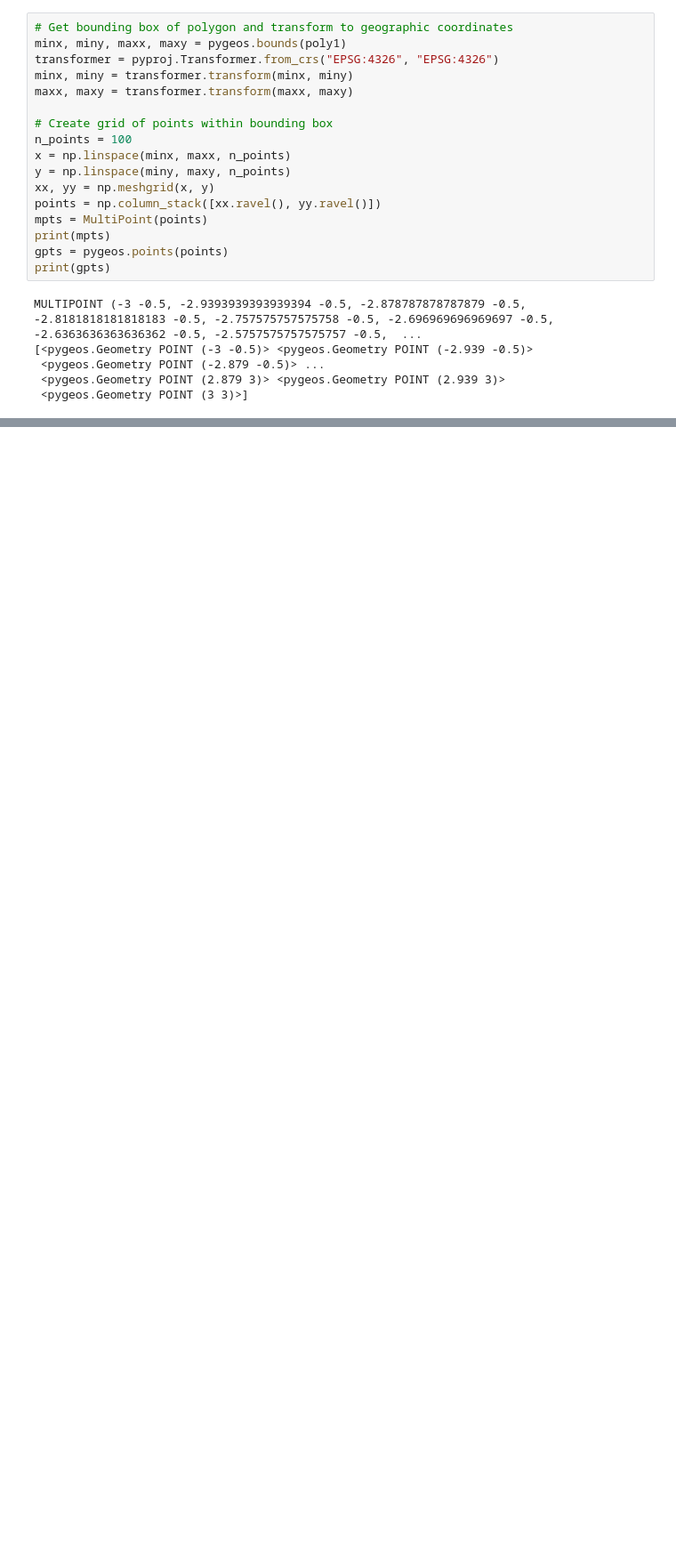
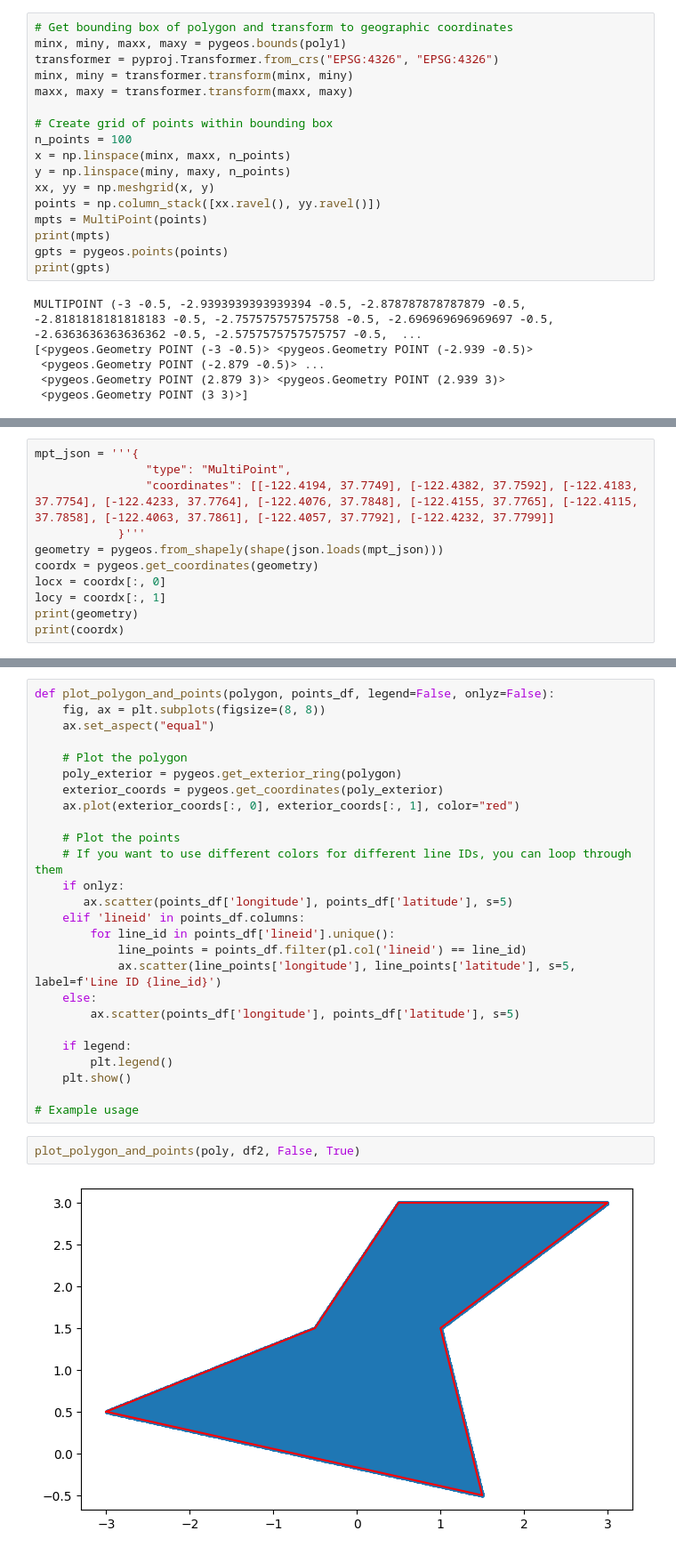
Before and after one commit to cywhale/gebco, a Jupyter notebook: dev/wireframe01.ipynb, the cells around one changed output, grey strips where cells are left out. Shown at 89% size. Drawn from its saved outputs; the diff is of its cells as text; blank space fills up the shorter version.

```diff
--- a/dev/wireframe01.ipynb
+++ b/dev/wireframe01.ipynb
@@ -521,0 +667,11 @@ print(df2)
+# %%
+mpt_json = '''{
+                "type": "MultiPoint",
+                "coordinates": [[-122.4194, 37.7749], [-122.4382, 37.7592], [-122.4183, 37.7754], [-122.4233, 37.7764], [-122.4076, 37.7848], [-122.4155, 37.7765], [-122.4115, 37.7858], [-122.4063, 37.7861], [-122.4057, 37.7792], [-122.4232, 37.7799]]
+            }'''
+geometry = pygeos.from_shapely(shape(json.loads(mpt_json)))
+coordx = pygeos.get_coordinates(geometry)
+locx = coordx[:, 0]
+locy = coordx[:, 1]
+print(geometry)
+print(coordx)
@@ -521,0 +844,30 @@ print(df2)
+# %%
+def plot_polygon_and_points(polygon, points_df, legend=False, onlyz=False):
+    fig, ax = plt.subplots(figsize=(8, 8))
+    ax.set_aspect("equal")
+
+    # Plot the polygon
+    poly_exterior = pygeos.get_exterior_ring(polygon)
+    exterior_coords = pygeos.get_coordinates(poly_exterior)
+    ax.plot(exterior_coords[:, 0], exterior_coords[:, 1], color="red")
+
+    # Plot the points
+    # If you want to use different colors for different line IDs, you can loop through them
+    if onlyz:
+       ax.scatter(points_df['longitude'], points_df['latitude'], s=5)
+    elif 'lineid' in points_df.columns:
+        for line_id in points_df['lineid'].unique():
+            line_points = points_df.filter(pl.col('lineid') == line_id)
+            ax.scatter(line_points['longitude'], line_points['latitude'], s=5, label=f'Line ID {line_id}')
+    else:
+        ax.scatter(points_df['longitude'], points_df['latitude'], s=5)
+
+    if legend:
+        plt.legend()
+    plt.show()
+
+# Example usage
+# %%
+plot_polygon_and_points(poly, df2, False, True)
+# %% [output]
+[figure, added]
```
Also changed, not shown: parts of 31 cells of this notebook, 10 other files.
